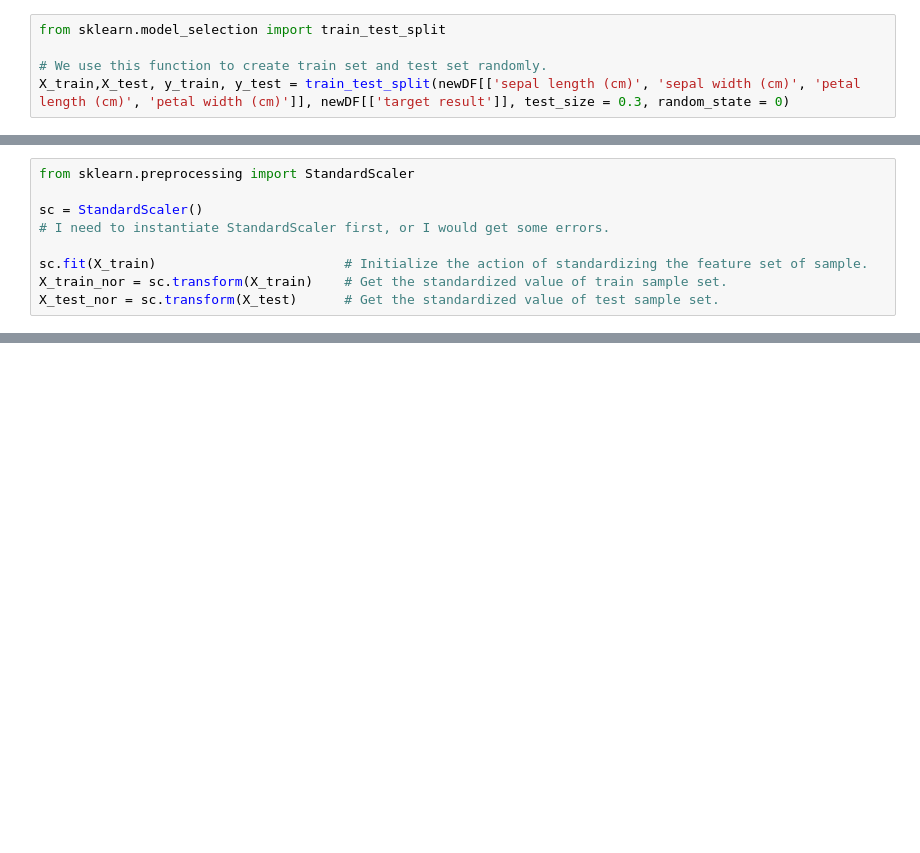
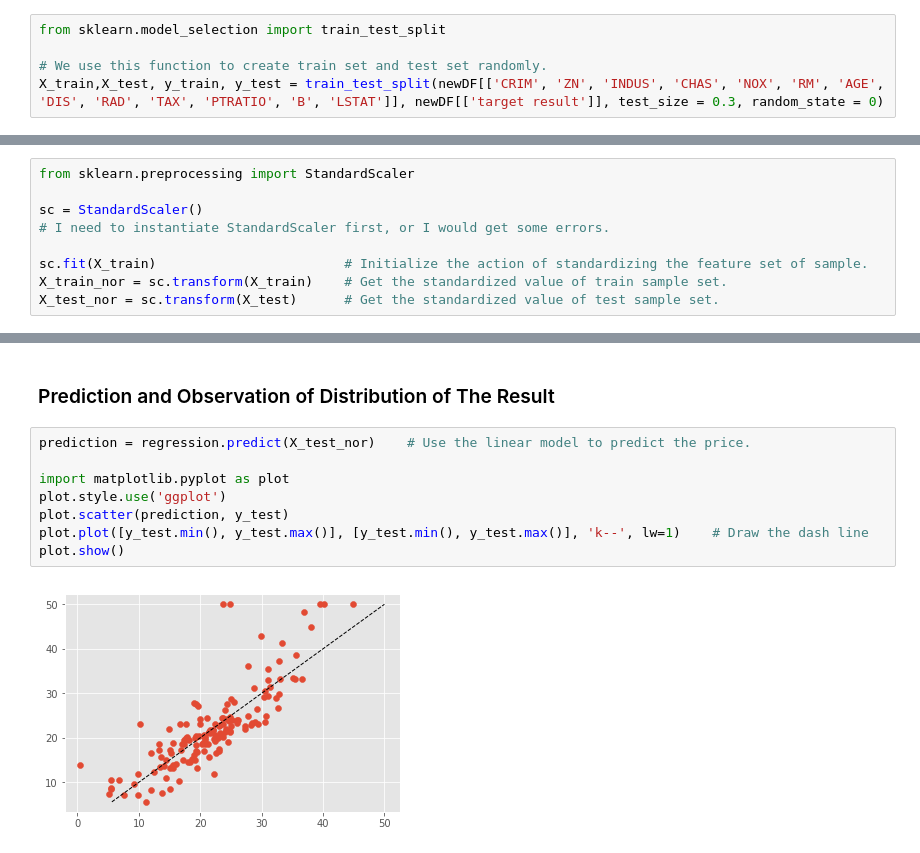
Before and after one commit to Datoto1205/Crawlers, a Jupyter notebook: Practice of Regression.ipynb, the cells around one changed output, grey strips where cells are left out. Cells and saved outputs as stored; diff of their text form; blank space fills up the shorter version.

Commit message:
Add some codes about linear regression and ridge regression.

```diff
--- a/Practice of Regression.ipynb
+++ b/Practice of Regression.ipynb
@@ -57,7 +59,7 @@ newDF.head(10)
 from sklearn.model_selection import train_test_split
 
 # We use this function to create train set and test set randomly.
-X_train,X_test, y_train, y_test = train_test_split(newDF[['sepal length (cm)', 'sepal width (cm)', 'petal length (cm)', 'petal width (cm)']], newDF[['target result']], test_size = 0.3, random_state = 0)
+X_train,X_test, y_train, y_test = train_test_split(newDF[['CRIM', 'ZN', 'INDUS', 'CHAS', 'NOX',	'RM', 'AGE', 'DIS', 'RAD', 'TAX', 'PTRATIO', 'B', 'LSTAT']], newDF[['target result']], test_size = 0.3, random_state = 0)
 # %% [markdown]
 ### Standardize The Data of Sample Set
 # %%
@@ -93,0 +110,12 @@ The R-square of the above regression model: 0.9389311792569707
+# %% [markdown]
+### Prediction and Observation of Distribution of The Result
+# %%
+prediction = regression.predict(X_test_nor)    # Use the linear model to predict the price.
+
+import matplotlib.pyplot as plot
+plot.style.use('ggplot')
+plot.scatter(prediction, y_test)
+plot.plot([y_test.min(), y_test.max()], [y_test.min(), y_test.max()], 'k--', lw=1)    # Draw the dash line
+plot.show()
+# %% [output]
+[figure, added]
```
Also changed, not shown: parts of 8 cells of this notebook.
